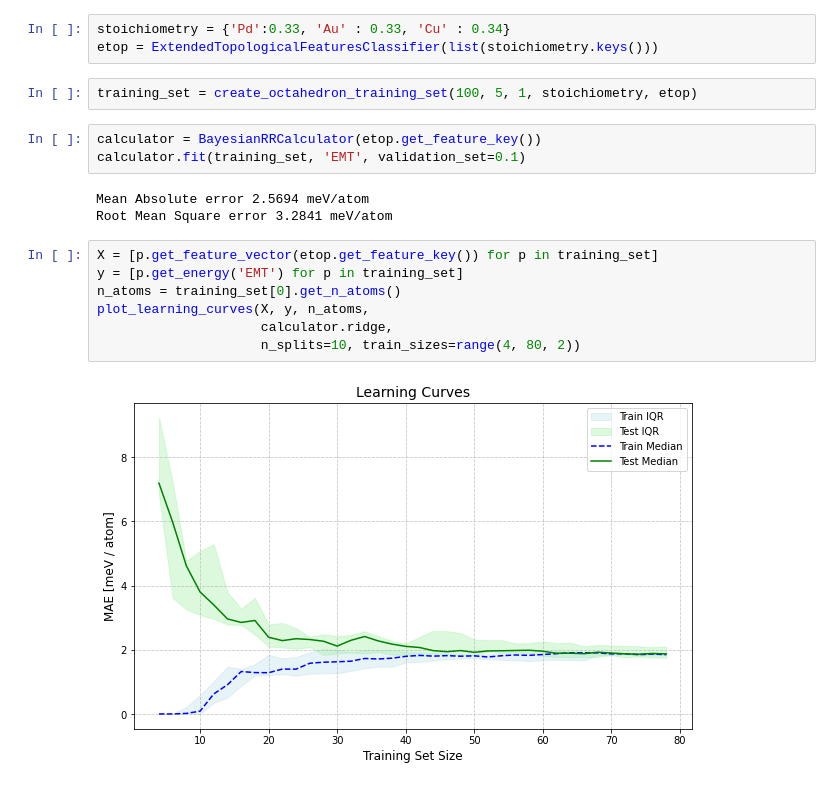
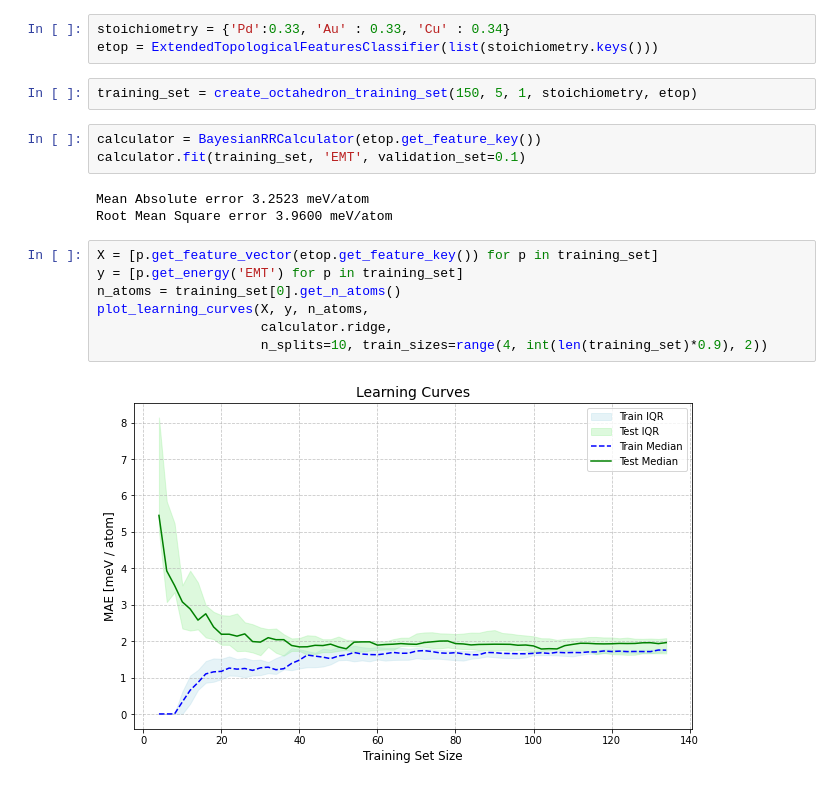
Before and after one commit to farrisric/npl, a Jupyter notebook: examples/multimemetal_optimization.ipynb, the cells around one changed output. Cells and saved outputs as stored; diff of their text form.

```diff
--- a/examples/multimemetal_optimization.ipynb
+++ b/examples/multimemetal_optimization.ipynb
@@ -24,22 +24,22 @@ def create_octahedron_training_set(n_particles, height, trunc, stoichiometry, de
 stoichiometry = {'Pd':0.33, 'Au' : 0.33, 'Cu' : 0.34}
 etop = ExtendedTopologicalFeaturesClassifier(list(stoichiometry.keys()))
 # %%
-training_set = create_octahedron_training_set(100, 5, 1, stoichiometry, etop)
+training_set = create_octahedron_training_set(150, 5, 1, stoichiometry, etop)
 # %%
 calculator = BayesianRRCalculator(etop.get_feature_key())
 calculator.fit(training_set, 'EMT', validation_set=0.1)
 # %% [output]
-Mean Absolute error 2.5694 meV/atom
-Root Mean Square error 3.2841 meV/atom
+Mean Absolute error 3.2523 meV/atom
+Root Mean Square error 3.9600 meV/atom
 # %%
 X = [p.get_feature_vector(etop.get_feature_key()) for p in training_set]
 y = [p.get_energy('EMT') for p in training_set]
 n_atoms = training_set[0].get_n_atoms()
 plot_learning_curves(X, y, n_atoms,
                      calculator.ridge,
-                     n_splits=10, train_sizes=range(4, 80, 2))
+                     n_splits=10, train_sizes=range(4, int(len(training_set)*0.9), 2))
 # %% [output]
-[figure, old version]
+[figure, new version]
 # %%
 coefficients = calculator.get_coefficients()
 feature_names = etop.get_feature_labels()
```
Also changed, not shown: parts of 5 cells of this notebook, 1 other file.
